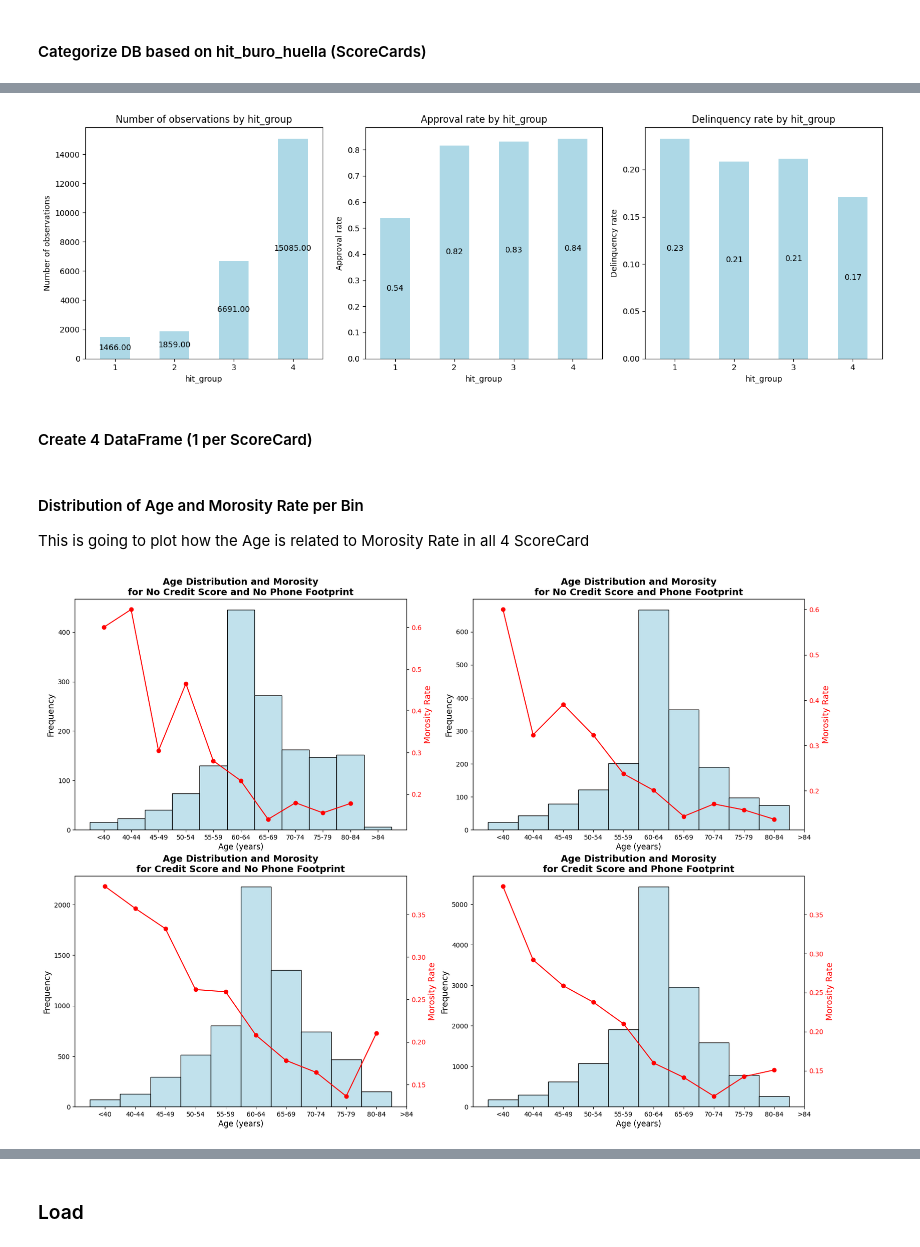
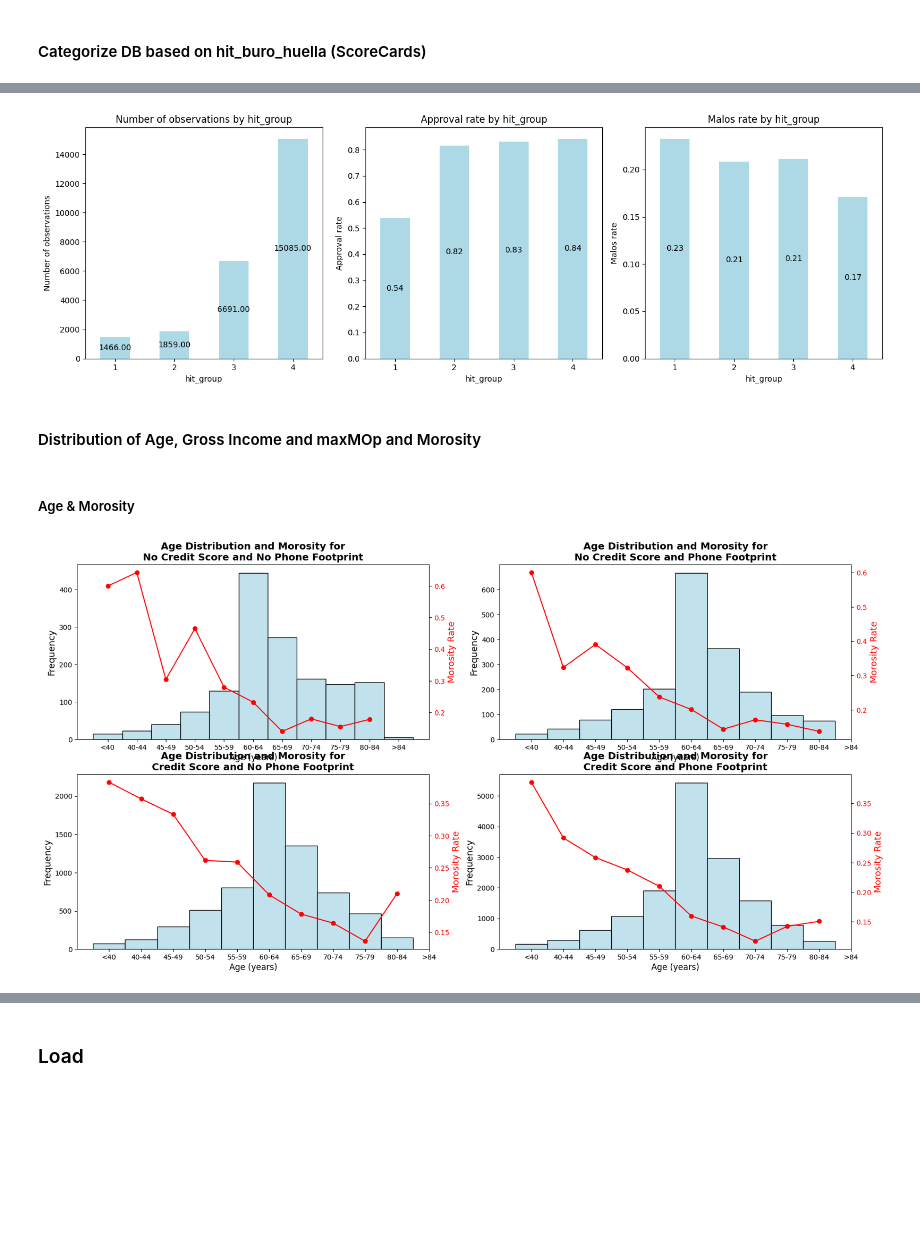
Before and after one commit to magotronico/DataAnalysis_and_AI, a Jupyter notebook: period_2/challenge/training_etl.ipynb, the cells around one changed output, grey strips where cells are left out. Cells and saved outputs as stored; diff of their text form; code cells hidden in the pictures; blank space fills up the shorter version.

Commit message:
Change the training_etl.ipynb file so it can show correctly all plots for morosity correlation with other variables

```diff
--- a/period_2/challenge/training_etl.ipynb
+++ b/period_2/challenge/training_etl.ipynb
@@ -130,7 +132,7 @@ file_name = r'C:\Users\dilan\Documents\Github\DataAnalysis_and_AI\period_2\Resou
 url = 'https://raw.githubusercontent.com/magotronico/DataAnalysis_and_AI/main/period_2/Resources/Challenge/base_Reto.csv'
 
 # Load original DataBase (csv)
-# df = pd.read_csv(file_name, encoding='latin-1') # You can use the file_name variable to load the file if you have it in your local machine
+df = pd.read_csv(url, encoding='latin-1') # You can use the file_name variable to load the file if you have it in your local machine
 df = pd.read_csv(url, encoding='latin-1')
 
 # Display the first 3 rows of the dataframe
@@ -193,10 +204,6 @@ df_copy.insert(4, 'hit_group', df_copy.pop('hit_group'))
     * Delinquency rate (bad among observations once approved)
     * Number of observations (of each scorecard with performance and at least 20% with bad outcomes)
 # %%
-import matplotlib.pyplot as plt
-import seaborn as sns
-import numpy as np
-
 # Number of observations by hit_group
 obs_by_hit_group = df_copy['hit_group'].value_counts().sort_index()
 
@@ -204,8 +211,7 @@ obs_by_hit_group = df_copy['hit_group'].value_counts().sort_index()
 approval_rate_by_hit_group = df_copy.groupby('hit_group')['aprobado'].mean()
 
 # Delinquency rate by hit_group: mean of 'malo' column if 'aprobado' == 1
-filtered_df = df_copy[(df_copy['malo'] == 0) | (df_copy['malo'] == 1)]
-delinquency_rate_by_hit_group = filtered_df[filtered_df['aprobado'] == 1].groupby('hit_group', observed=True)['malo'].mean()
+malos_rate_by_hit_group = df_copy[(df_copy['aprobado'] == 1) & (df_copy['malo'] >= 0)].groupby('hit_group')['malo'].mean()
 
 # Plotting the results
 fig, ax = plt.subplots(1, 3, figsize=(15, 5))
@@ -223,10 +229,10 @@ ax[1].set_xlabel('hit_group')
 ax[1].set_ylabel('Approval rate')
 
 # Delinquency rate by hit_group
-delinquency_rate_by_hit_group.plot(kind='bar', ax=ax[2], color='lightblue')
-ax[2].set_title('Delinquency rate by hit_group')
+malos_rate_by_hit_group.plot(kind='bar', ax=ax[2], color='lightblue')
+ax[2].set_title('Malos rate by hit_group')
 ax[2].set_xlabel('hit_group')
-ax[2].set_ylabel('Delinquency rate')
+ax[2].set_ylabel('Malos rate')
 
 for i in range(3):
     ax[i].set_xticklabels(ax[i].get_xticklabels(), rotation=0)
@@ -236,60 +242,51 @@ for i in range(3):
 plt.tight_layout()
 plt.show()
 # %% [output]
-[figure, old version]
+[figure, new version]
-# %% [markdown]
-#### Create 4 DataFrame (1 per ScoreCard)
-# %%
-for i in range(1, 5):
-  globals()[f'df_score_{i}'] = df_copy[df_copy['hit_group'] == i]
-  globals()[f'df_score_{i}'].reset_index(inplace=True)
-# %% [markdown]
-#### Distribution of Age and Morosity Rate per Bin
-
-This is going to plot how the Age is related to Morosity Rate in all 4 ScoreCard
+# %% [markdown]
+#### Distribution of Age, Gross Income and maxMOp and Morosity
+# %% [markdown]
+##### Age & Morosity
 # %%
+# Dataframes, their labels, and descriptive titles
+groups_name = {
+    'df_score_1': 'No Credit Score and No Phone Footprint',
+    'df_score_2': 'No Credit Score and Phone Footprint',
+    'df_score_3': 'Credit Score and No Phone Footprint',
+    'df_score_4': 'Credit Score and Phone Footprint'
+}
+
 # Define custom bins and labels
 bins = [0, 40, 45, 50, 55, 60, 65, 70, 75, 80, 85, 150]  # Adding bins for <40 and >84
 labels = ['<40', '40-44', '45-49', '50-54', '55-59', '60-64', '65-69', '70-74', '75-79', '80-84', '>84']
 
-# Group titles
-group_titles = [
-    'No Credit Score and No Phone Footprint', # ScoreCard 1
-    'No Credit Score and Phone Footprint', # ScoreCard 2
-    'Credit Score and No Phone Footprint', # ScoreCard 3
-    'Credit Score and Phone Footprint' # ScoreCard 4
-]
 
 # Age Distribution before scaling
-fig, ax = plt.subplots(2, 2, figsize=(20, 14))
+fig, ax = plt.subplots(2, 2, figsize=(20, 10))
 
 for i in range(1, 5):
     df = globals()[f'df_score_{i}'].copy(deep=True)
 
     # Categorize the data into the defined bins
     df['age_binned'] = pd.cut(df['edad_cliente'], bins=bins, labels=labels, right=False)
 
-    # Filter out rows where 'malo' is -1
-    filtered_df = df[(df['malo'] == 0) | (df['malo'] == 1)]
-
-    # Compute the morosity rate by age group
-    morosity_rate_by_age_group = filtered_df[filtered_df['aprobado'] == 1] \
-        .groupby('age_binned', observed=True)['malo'].mean()
+    # Morosity rate by age group (assuming 'malo' is 1 for morose and 0 for non-morose)
+    morosity_rate_by_age_group = df[df['aprobado'] == 1].groupby('age_binned', observed=True)['malo'].mean()
 
     # Plot the distribution of age groups (histogram)
     sns.histplot(df['age_binned'], ax=ax[(i-1)//2][(i-1)%2], color='lightblue')
 
     # Plot the morosity rate by age group (line plot)
     ax2 = ax[(i-1)//2][(i-1)%2].twinx()  # Create a second y-axis to plot the morosity rate
     ax2.plot(morosity_rate_by_age_group.index, morosity_rate_by_age_group.values, color='red', marker='o')
     ax2.set_ylabel('Morosity Rate', fontsize=13, color='red')
     ax2.tick_params(axis='y', labelcolor='red')
 
     # Title and labels
-    ax[(i-1)//2][(i-1)%2].set_title(f'Age Distribution and Morosity\nfor {group_titles[i-1]}', fontsize=14, fontweight='bold')
+    ax[(i-1)//2][(i-1)%2].set_title(f'Age Distribution and Morosity for\n{groups_name[f"df_score_{i}"]}', fontsize=14, fontweight='bold')
     ax[(i-1)//2][(i-1)%2].set_xlabel('Age (years)', fontsize=12, labelpad=3)
     ax[(i-1)//2][(i-1)%2].set_ylabel('Frequency', fontsize=13)
 
 plt.show()
 # %% [output]
-[figure, old version]
+[figure, new version]
```
Also changed, not shown: parts of 19 cells of this notebook.
